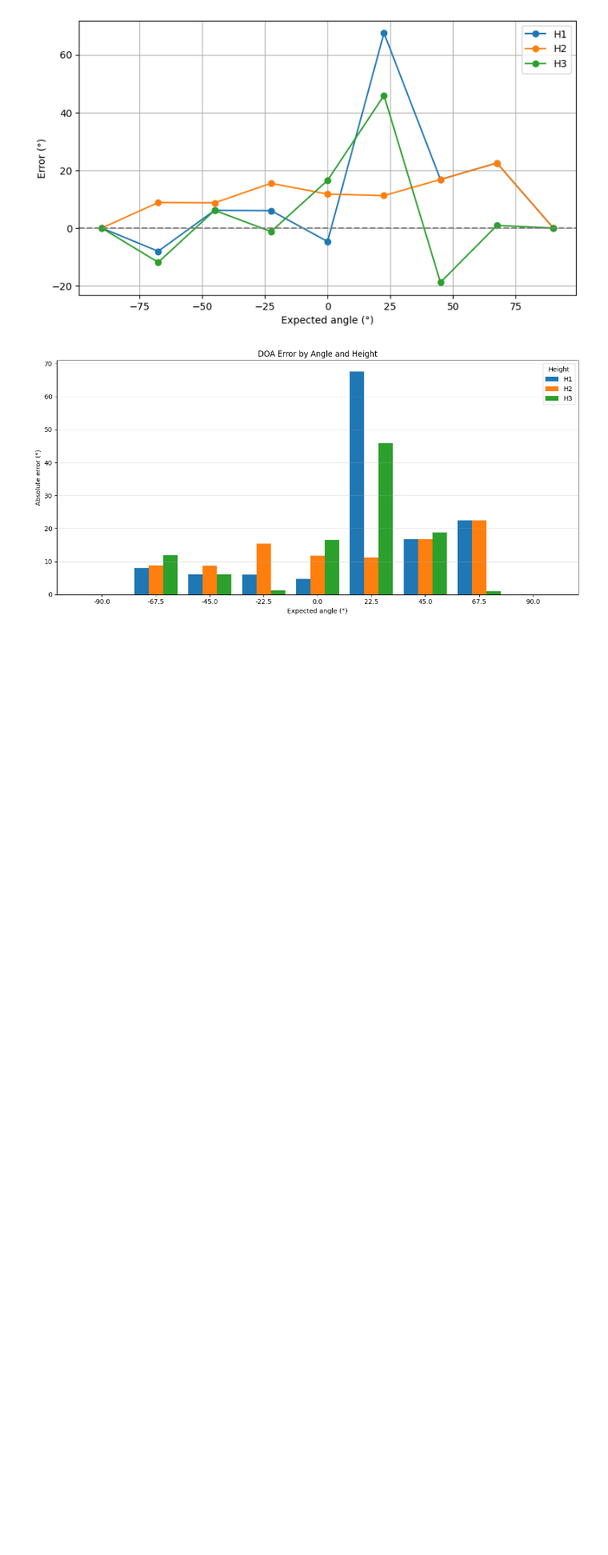
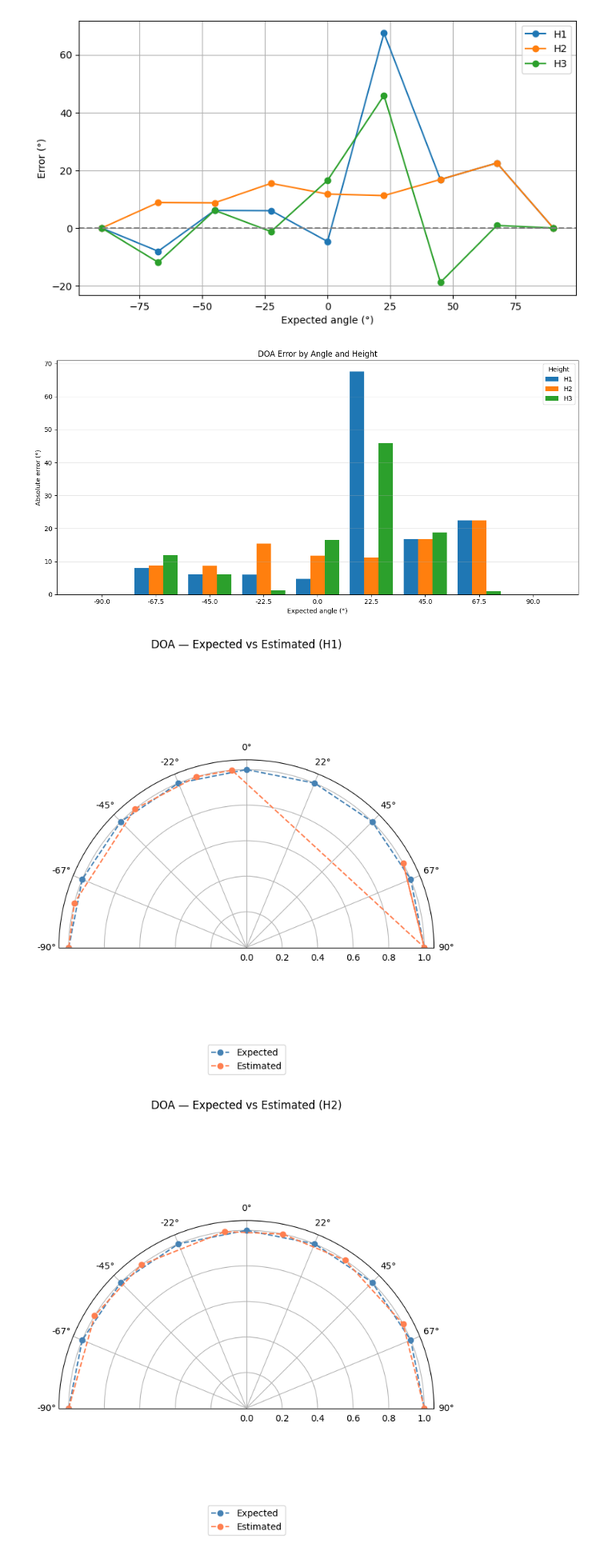
Before and after one commit to kevbrnen/IOA-Diploma-Project---Localisation-Methods-Code, a Jupyter notebook: HATS_Code/AudioFilesLooping.ipynb, the cells around one changed output. Shown at 80% size. Cells and saved outputs as stored; diff of their text form; code cells hidden in the pictures; blank space fills up the shorter version.

```diff
--- a/HATS_Code/AudioFilesLooping.ipynb
+++ b/HATS_Code/AudioFilesLooping.ipynb
@@ -153,10 +108,13 @@ print(results)
 # %% [output]
 {'H1': {'-90': {'expected': '-90', 'calculated': np.float64(-90.0)}, '-67.5': {'expected': '-67.5', 'calculated': np.float64(-75.53645823228553)}, '-45': {'expected': '-45', 'calculated': np.float64(- ...
 # %%
+n_heights = 3
 fig, axes = plt.subplots(1, n_heights, figsize=(6*n_heights, 6), sharex=True, sharey=True)
 
 if n_heights == 1:
     axes = [axes]
+
+heights_list = ['H1', 'H2', 'H3']
 
 for ax, height in zip(axes, heights_list):
     angle_data = results[height]
@@ -247,3 +205,47 @@ plt.tight_layout()
 plt.show()
 # %% [output]
 [figure]
+# %%
+from pathlib import Path
+
+figures_dir = Path("figures")
+figures_dir.mkdir(exist_ok=True)
+
+
+def plot_and_save(results_for_height, height_label, save_path):
+    # Sort by expected angle (numeric)
+    items = sorted(results_for_height.items(), key=lambda kv: float(kv[0]))
+    expected = [float(v['expected']) for _, v in items]
+    measured = [float(v['calculated']) for _, v in items]
+
+    fig, ax = plt.subplots(subplot_kw={'projection': 'polar'}, figsize=(7, 7))
+
+    expected_rad = -np.radians(expected) + np.pi/2
+    measured_rad = -np.radians(measured) + np.pi/2
+
+    ax.plot(expected_rad, np.ones(len(expected_rad)), 'o--',
+            color='steelblue', label='Expected')
+    ax.plot(measured_rad, np.ones(len(measured_rad)), 'o--',
+            color='coral', label='Estimated')
+
+    ax.set_thetamin(0)
+    ax.set_thetamax(180)
+    ax.set_thetagrids(np.arange(0, 181, 22.5),
+                      labels=[f'{int(a)}°' for a in np.arange(90, -91, -22.5)])
+
+    ax.set_title(f'DOA — Expected vs Estimated ({height_label})', pad=20)
+    ax.legend(loc='lower center', bbox_to_anchor=(0.5, -0.1))
+    plt.tight_layout()
+
+    fig.savefig(f"{save_path}.png", dpi=200, bbox_inches='tight')
+    fig.savefig(f"{save_path}.pdf", bbox_inches='tight')
+    plt.show()
+    plt.close(fig)
+
+
+# Save one polar plot per height
+for height, results_for_height in results.items():
+    plot_and_save(results_for_height, height, figures_dir / f"doa_polar_{height}")
+# %% [output]
+[figure, added]
+[figure, added]
```
Also changed, not shown: parts of 7 cells of this notebook, 21 other files.
